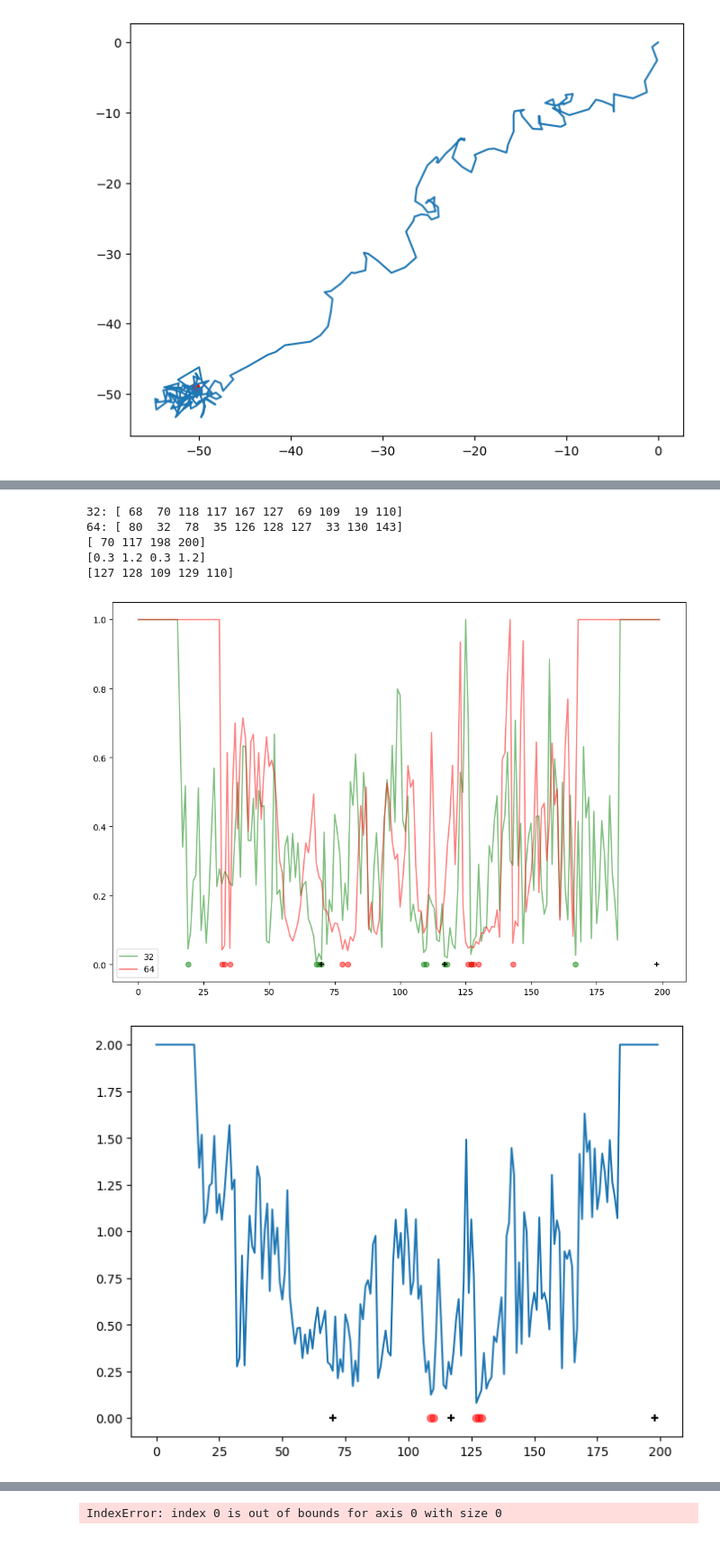
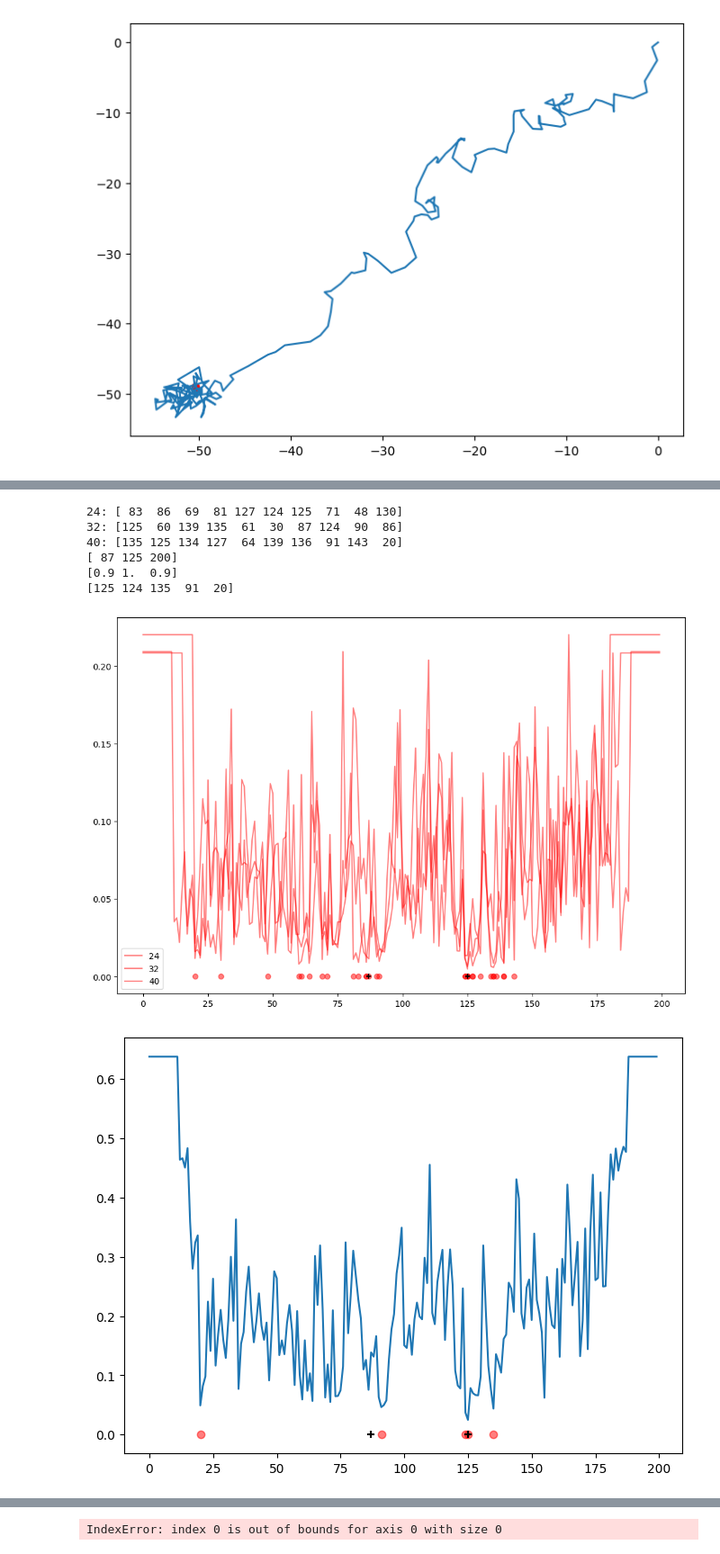
Before and after one commit to JunwooParkSaribu/SPT_a, a Jupyter notebook: analysis_modeling/training_sample6.ipynb, the cells around one changed output, grey strips where cells are left out. Shown at 90% size. Saved outputs shown, nothing was run; the diff lists cells and outputs as text; code cells hidden in the pictures.

```diff
--- a/analysis_modeling/training_sample6.ipynb
+++ b/analysis_modeling/training_sample6.ipynb
@@ -818,8 +814,8 @@ while cur_nb < nb:
     trajs_model, labels_model = models_phenom().multi_state(N=2,
                                                             L=None,
                                                             T=200,
-                                                            alphas=[0.3, 1.2],  # Fixed alpha for each state
-                                                            Ds=[[0.1, 0.0], [1.8, 0.0]],# Mean and variance of each state
+                                                            alphas=[0.9, 1.0],  # Fixed alpha for each state
+                                                            Ds=[[0.01, 0.0], [0.1, 0.0]],# Mean and variance of each state
                                                             M=[[0.99, 0.01], [0.01, 0.99]]
                                                            )
     non_trajs_model, non_labels = models_phenom().multi_state(N=2,
@@ -909,8 +905,8 @@ TypeError: '>' not supported between instances of 'float' and 'NoneType'
 # %%
 all_vals = []
 plt.figure(figsize=(12, 8))
-WINDOW_WIDTHS = [32, 64]
-COLORS = ['green', 'red']
+WINDOW_WIDTHS = np.arange(24, 48, 8)
+COLORS = ['red'] * len(WINDOW_WIDTHS)
 for WINDOW_WIDTH, c in zip(WINDOW_WIDTHS, COLORS):
     vals = []
     for checkpoint in range(int(WINDOW_WIDTH/2), 200 - int(WINDOW_WIDTH/2)):
@@ -933,18 +929,19 @@ for WINDOW_WIDTH, c in zip(WINDOW_WIDTHS, COLORS):
 
 
         xs_max_val = max(np.max(xs1), np.max(xs2))
-        xs1 = xs1 / xs_max_val
-        xs2 = xs2 / xs_max_val
+        xs1 = xs1 / xs_max_val / WINDOW_WIDTH
+        xs2 = xs2 / xs_max_val / WINDOW_WIDTH
         ys_max_val = max(np.max(ys1), np.max(ys2))
-        ys1 = ys1 / ys_max_val
-        ys2 = ys2 / ys_max_val
+        ys1 = ys1 / ys_max_val / WINDOW_WIDTH
+        ys2 = ys2 / ys_max_val / WINDOW_WIDTH
 
-        """
+
+
         #vals.append([min(np.sum(xs1)/int(WINDOW_WIDTH/2), np.sum(xs2)/int(WINDOW_WIDTH/2)),
         #             min(np.sum(ys1)/int(WINDOW_WIDTH/2), np.sum(ys2)/int(WINDOW_WIDTH/2))])
 
-        vals.append([min(np.sum(xs1 + ys1), np.sum(xs2+ys2)), 0])
-        """
+        vals.append(min(min(np.sum(xs1), np.sum(xs2)) , min(np.sum(ys1), np.sum(ys2))))
+
 
         """
         xs1 = xs1 / np.sum(xs1)
@@ -956,7 +953,7 @@ for WINDOW_WIDTH, c in zip(WINDOW_WIDTHS, COLORS):
         """
 
         #vals.append(np.sum((xs1 - xs2)**2 + (ys1 - ys2)**2))
-
+        """
         if np.sum(xs1) > np.sum(xs2):
             x_gap = abs(xs1 - xs2)
         else:
@@ -968,44 +965,52 @@ for WINDOW_WIDTH, c in zip(WINDOW_WIDTHS, COLORS):
             y_gap = abs(ys2 - ys1)
         vals.append(np.sum((x_gap - np.arange(WINDOW_WIDTH/2)**2/np.max(np.arange(WINDOW_WIDTH/2)**2))**2
              + (y_gap - np.arange(WINDOW_WIDTH/2)**2/np.max(np.arange(WINDOW_WIDTH/2)**2))**2))
+        """
 
     vals = np.concatenate((np.ones(int(WINDOW_WIDTH/2)) * np.max(vals), vals))
     vals = np.concatenate((vals, np.ones(int(WINDOW_WIDTH/2)) * np.max(vals)))
 
     vals = np.array(vals)
-    vals = vals / np.max(vals)
+    #vals = vals / np.max(vals)
     all_vals.append(vals)
 
     #plt.figure(figsize=(12, 8))
     #plt.plot(np.arange(int(WINDOW_WIDTH/2), 200 - int(WINDOW_WIDTH/2)), vals[:, 0])
     #plt.plot(np.arange(int(WINDOW_WIDTH/2), 200 - int(WINDOW_WIDTH/2)), vals[:, 1])
 
     plt.plot(np.arange(200), vals, label=f'{WINDOW_WIDTH}', c=c, alpha=0.5)
     args = np.argsort(vals)[:10]
     print(f'{WINDOW_WIDTH}: {args}')
     plt.scatter(args, np.zeros(len(args)), c=c, alpha=0.5)
 plt.scatter(changepoints[:-1], np.zeros(len(changepoints)-1), c='black',  marker='+')
 plt.legend()
 
 plt.figure()
 args = np.argsort(np.sum(all_vals, axis=0))[:5]
 plt.plot(np.arange(200), np.sum(all_vals, axis=0))
 plt.scatter(args, np.zeros(len(args)), c='red', alpha=0.5)
 plt.scatter(changepoints[:-1], np.zeros(len(changepoints)-1), c='black',  marker='+')
 
 plt.figure()
 plt.plot(trajs_model[:, 0, 0], trajs_model[:, 0, 1], alpha=0.7)
 plt.scatter(trajs_model[:, 0, 0][args], trajs_model[:, 0, 1][args], c='red', alpha=0.7)
 plt.scatter(trajs_model[:, 0, 0][changepoints[:-1]], trajs_model[:, 0, 1][changepoints[:-1]], c='black', marker='+')
+plt.xlim([np.min(trajs_model[:, 0, 0]),
+          np.min(trajs_model[:, 0, 0]) + max(np.max(trajs_model[:, 0, 0]) - np.min(trajs_model[:, 0, 0]),
+            np.max(trajs_model[:, 0, 1]) - np.min(trajs_model[:, 0, 1]))])
+plt.ylim([np.min(trajs_model[:, 0, 1]),
+          np.min(trajs_model[:, 0, 1]) + max(np.max(trajs_model[:, 0, 0]) - np.min(trajs_model[:, 0, 0]),
+            np.max(trajs_model[:, 0, 1]) - np.min(trajs_model[:, 0, 1]))])
 
 print(changepoints)
 print(alphas_cp)
 print(args)
 # %% [output]
-32: [ 68  70 118 117 167 127  69 109  19 110]
-64: [ 80  32  78  35 126 128 127  33 130 143]
-[ 70 117 198 200]
-[0.3 1.2 0.3 1.2]
-[127 128 109 129 110]
+24: [ 83  86  69  81 127 124 125  71  48 130]
+32: [125  60 139 135  61  30  87 124  90  86]
+40: [135 125 134 127  64 139 136  91 143  20]
+[ 87 125 200]
+[0.9 1.  0.9]
+[125 124 135  91  20]
-[figure, old version]
+[figure, new version]
-[figure, old version]
+[figure, new version]
```
Also changed, not shown: parts of 4 cells of this notebook.
